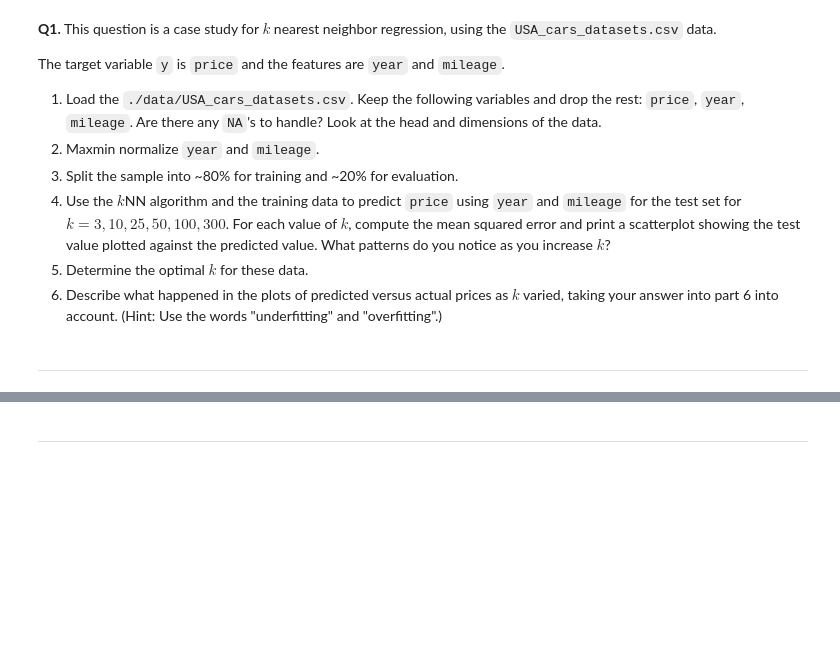
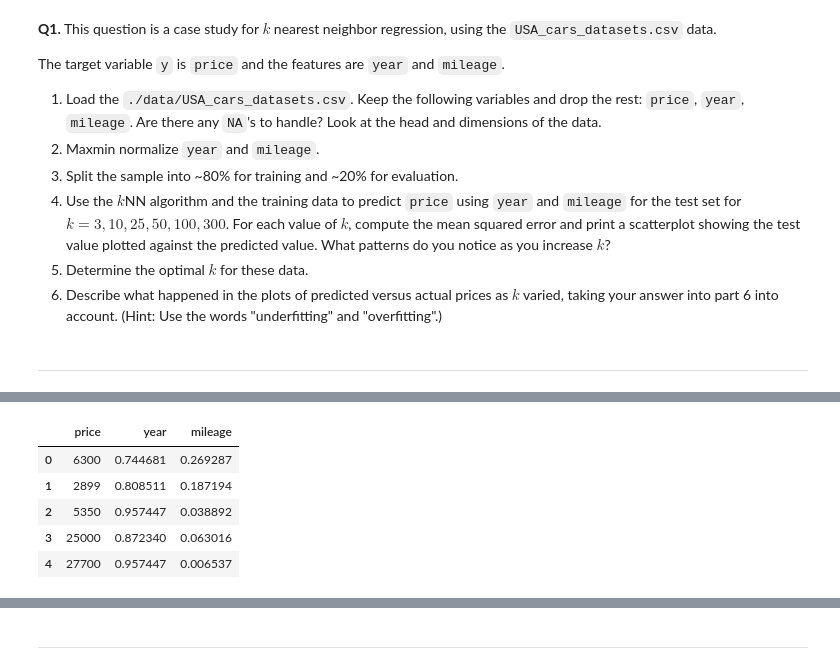
Before and after one commit to dsizzle67/ds3001-knn, a Jupyter notebook: assignment_knn.ipynb, the cells around one changed output, grey strips where cells are left out. Saved outputs shown, nothing was run; the diff lists cells and outputs as text; code cells hidden in the pictures; blank space fills up the shorter version.

```diff
--- a/assignment_knn.ipynb
+++ b/assignment_knn.ipynb
@@ -51,0 +69,17 @@ ModuleNotFoundError: No module named 'numpy'
+# %%
+# -- 2 --
+def maxmin(z):
+    w = (z-np.min(z))/(np.max(z)-np.min(z))
+    return w
+
+df['year'] = maxmin(df['year'])
+df['mileage'] = maxmin(df['mileage'])
+
+df.head()
+# %% [output]
+|  | price | year | mileage |
+| 0 | 6300 | 0.744681 | 0.269287 |
+| 1 | 2899 | 0.808511 | 0.187194 |
+| 2 | 5350 | 0.957447 | 0.038892 |
+| 3 | 25000 | 0.872340 | 0.063016 |
+| 4 | 27700 | 0.957447 | 0.006537 |
```
Also changed, not shown: parts of 5 cells of this notebook.
